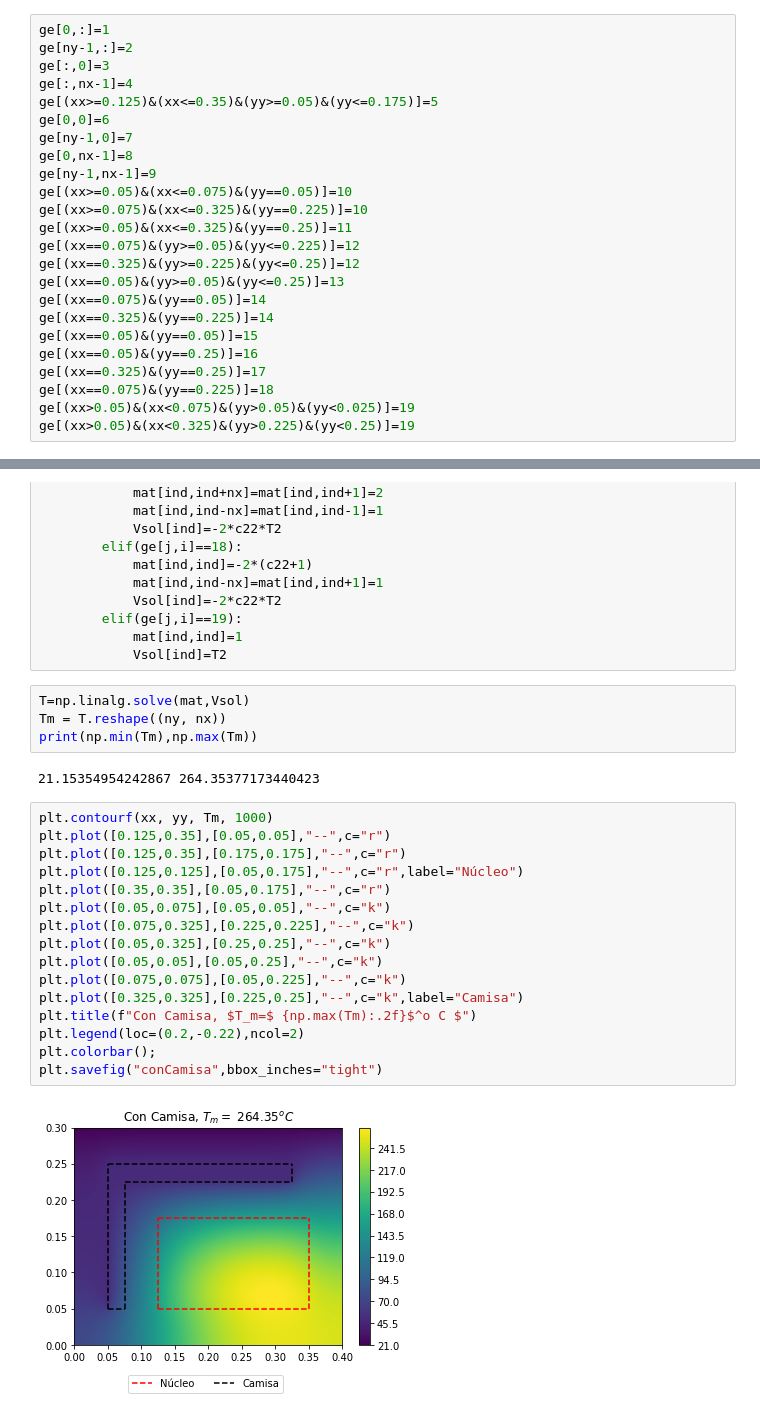
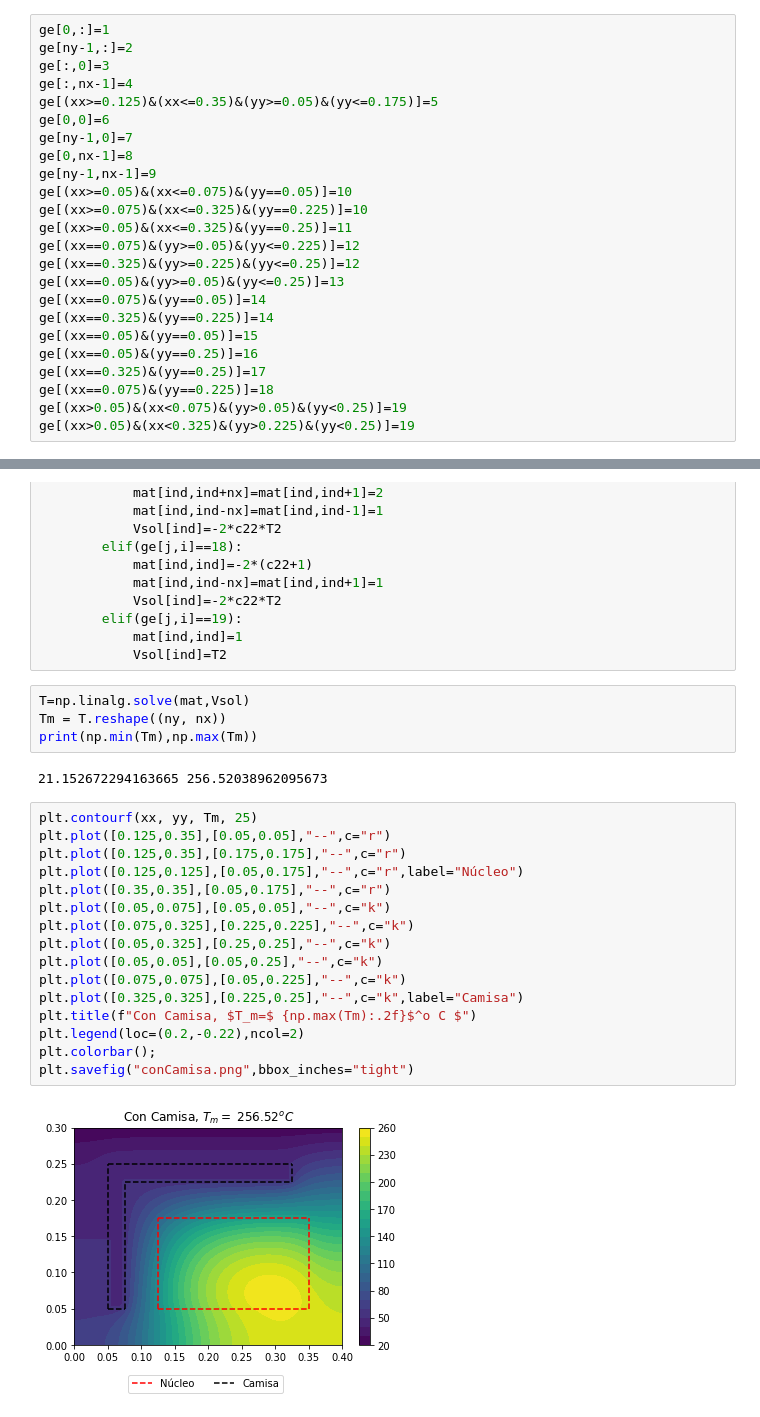
Before and after one commit to nicomn97/TransCalor-Taller1, a Jupyter notebook: Taller1.ipynb, the cells around one changed output, grey strips where cells are left out. Drawn from its saved outputs; the diff is of its cells as text.

```diff
--- a/Taller1.ipynb
+++ b/Taller1.ipynb
@@ -144,7 +157,7 @@ ge[(xx==0.05)&(yy==0.05)]=15
 ge[(xx==0.05)&(yy==0.25)]=16
 ge[(xx==0.325)&(yy==0.25)]=17
 ge[(xx==0.075)&(yy==0.225)]=18
-ge[(xx>0.05)&(xx<0.075)&(yy>0.05)&(yy<0.025)]=19
+ge[(xx>0.05)&(xx<0.075)&(yy>0.05)&(yy<0.25)]=19
 ge[(xx>0.05)&(xx<0.325)&(yy>0.225)&(yy<0.25)]=19
 # %%
 for i in range(nx):
@@ -240,22 +253,22 @@ T=np.linalg.solve(mat,Vsol)
 Tm = T.reshape((ny, nx))
 print(np.min(Tm),np.max(Tm))
 # %% [output]
-21.15354954242867 264.35377173440423
+21.152672294163665 256.52038962095673
 # %%
-plt.contourf(xx, yy, Tm, 1000)
+plt.contourf(xx, yy, Tm, 25)
 plt.plot([0.125,0.35],[0.05,0.05],"--",c="r")
 plt.plot([0.125,0.35],[0.175,0.175],"--",c="r")
 plt.plot([0.125,0.125],[0.05,0.175],"--",c="r",label="Núcleo")
 plt.plot([0.35,0.35],[0.05,0.175],"--",c="r")
 plt.plot([0.05,0.075],[0.05,0.05],"--",c="k")
 plt.plot([0.075,0.325],[0.225,0.225],"--",c="k")
 plt.plot([0.05,0.325],[0.25,0.25],"--",c="k")
 plt.plot([0.05,0.05],[0.05,0.25],"--",c="k")
 plt.plot([0.075,0.075],[0.05,0.225],"--",c="k")
 plt.plot([0.325,0.325],[0.225,0.25],"--",c="k",label="Camisa")
 plt.title(f"Con Camisa, $T_m=$ {np.max(Tm):.2f}$^o C $")
 plt.legend(loc=(0.2,-0.22),ncol=2)
 plt.colorbar();
-plt.savefig("conCamisa",bbox_inches="tight")
+plt.savefig("conCamisa.png",bbox_inches="tight")
 # %% [output]
-[figure, old version]
+[figure, new version]
```
Also changed, not shown: parts of 3 cells of this notebook, 4 other files.
